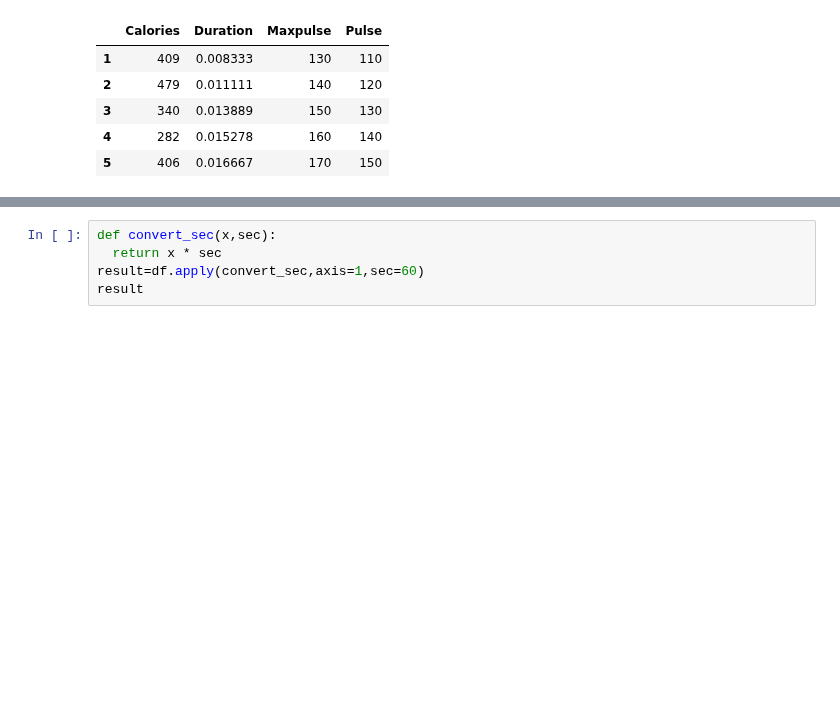
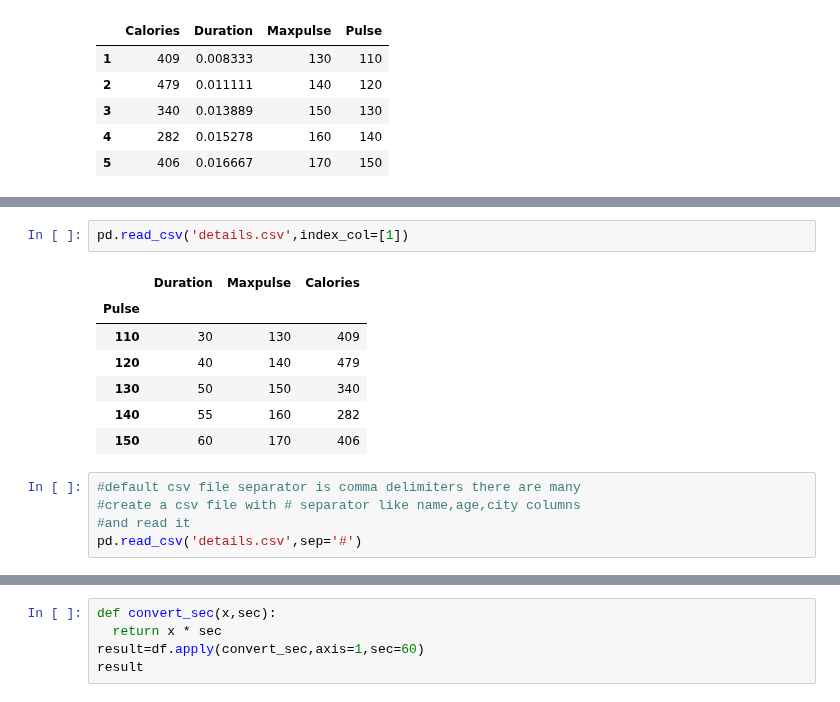
Before and after one commit to ramnagella/Demo, a Jupyter notebook: DA_Day6.ipynb, the cells around one changed output, grey strips where cells are left out. Saved outputs shown, nothing was run; the diff lists cells and outputs as text; blank space fills up the shorter version.

```diff
--- a/DA_Day6.ipynb
+++ b/DA_Day6.ipynb
@@ -459,0 +499,15 @@ df.sort_index(axis=1)
+# %%
+pd.read_csv('details.csv',index_col=[1])
+# %% [output]
+|  | Duration | Maxpulse | Calories |
+| Pulse |  |  |  |
+| 110 | 30 | 130 | 409 |
+| 120 | 40 | 140 | 479 |
+| 130 | 50 | 150 | 340 |
+| 140 | 55 | 160 | 282 |
+| 150 | 60 | 170 | 406 |
+# %%
+#default csv file separator is comma delimiters there are many
+#create a csv file with # separator like name,age,city columns
+#and read it
+pd.read_csv('details.csv',sep='#')
```
Also changed, not shown: parts of 8 cells of this notebook.
